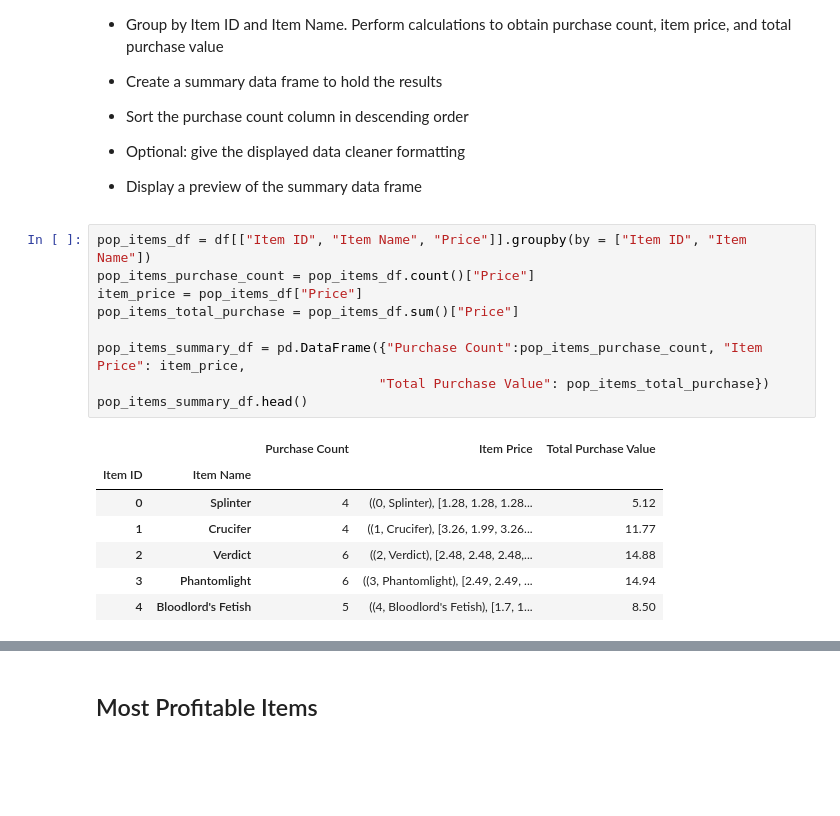
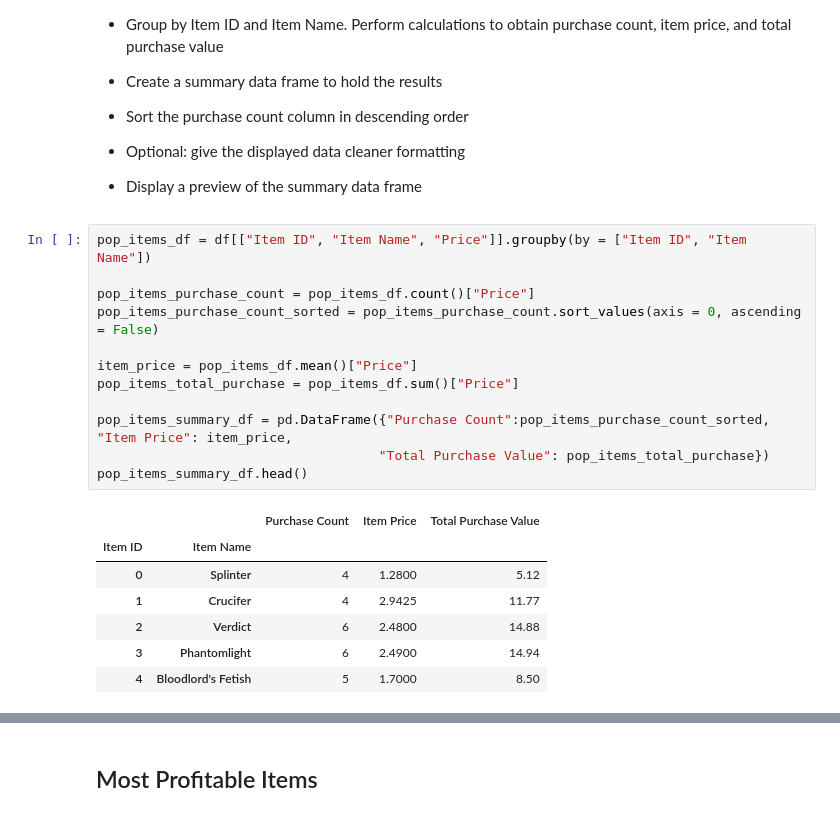
Before and after one commit to johnswier/Heroes-of-Pymoli, a Jupyter notebook: HeroesOfPymoli_HW.ipynb, the cells around one changed output, grey strips where cells are left out. Saved outputs shown, nothing was run; the diff lists cells and outputs as text; blank space fills up the shorter version.

```diff
--- a/HeroesOfPymoli_HW.ipynb
+++ b/HeroesOfPymoli_HW.ipynb
@@ -289,18 +296,21 @@ t_p_bySN.head()
 * Display a preview of the summary data frame
 # %%
 pop_items_df = df[["Item ID", "Item Name", "Price"]].groupby(by = ["Item ID", "Item Name"])
+
 pop_items_purchase_count = pop_items_df.count()["Price"]
-item_price = pop_items_df["Price"]
+pop_items_purchase_count_sorted = pop_items_purchase_count.sort_values(axis = 0, ascending = False)
+
+item_price = pop_items_df.mean()["Price"]
 pop_items_total_purchase = pop_items_df.sum()["Price"]
 
-pop_items_summary_df = pd.DataFrame({"Purchase Count":pop_items_purchase_count, "Item Price": item_price,
+pop_items_summary_df = pd.DataFrame({"Purchase Count":pop_items_purchase_count_sorted, "Item Price": item_price,
                                     "Total Purchase Value": pop_items_total_purchase})
 pop_items_summary_df.head()
 # %% [output]
 |  |  | Purchase Count | Item Price | Total Purchase Value |
 | Item ID | Item Name |  |  |  |
-| 0 | Splinter | 4 | ((0, Splinter), [1.28, 1.28, 1.28... | 5.12 |
-| 1 | Crucifer | 4 | ((1, Crucifer), [3.26, 1.99, 3.26... | 11.77 |
-| 2 | Verdict | 6 | ((2, Verdict), [2.48, 2.48, 2.48,... | 14.88 |
-| 3 | Phantomlight | 6 | ((3, Phantomlight), [2.49, 2.49, ... | 14.94 |
-| 4 | Bloodlord's Fetish | 5 | ((4, Bloodlord's Fetish), [1.7, 1... | 8.50 |
+| 0 | Splinter | 4 | 1.2800 | 5.12 |
+| 1 | Crucifer | 4 | 2.9425 | 11.77 |
+| 2 | Verdict | 6 | 2.4800 | 14.88 |
+| 3 | Phantomlight | 6 | 2.4900 | 14.94 |
+| 4 | Bloodlord's Fetish | 5 | 1.7000 | 8.50 |
```
Also changed, not shown: parts of 2 cells of this notebook.
